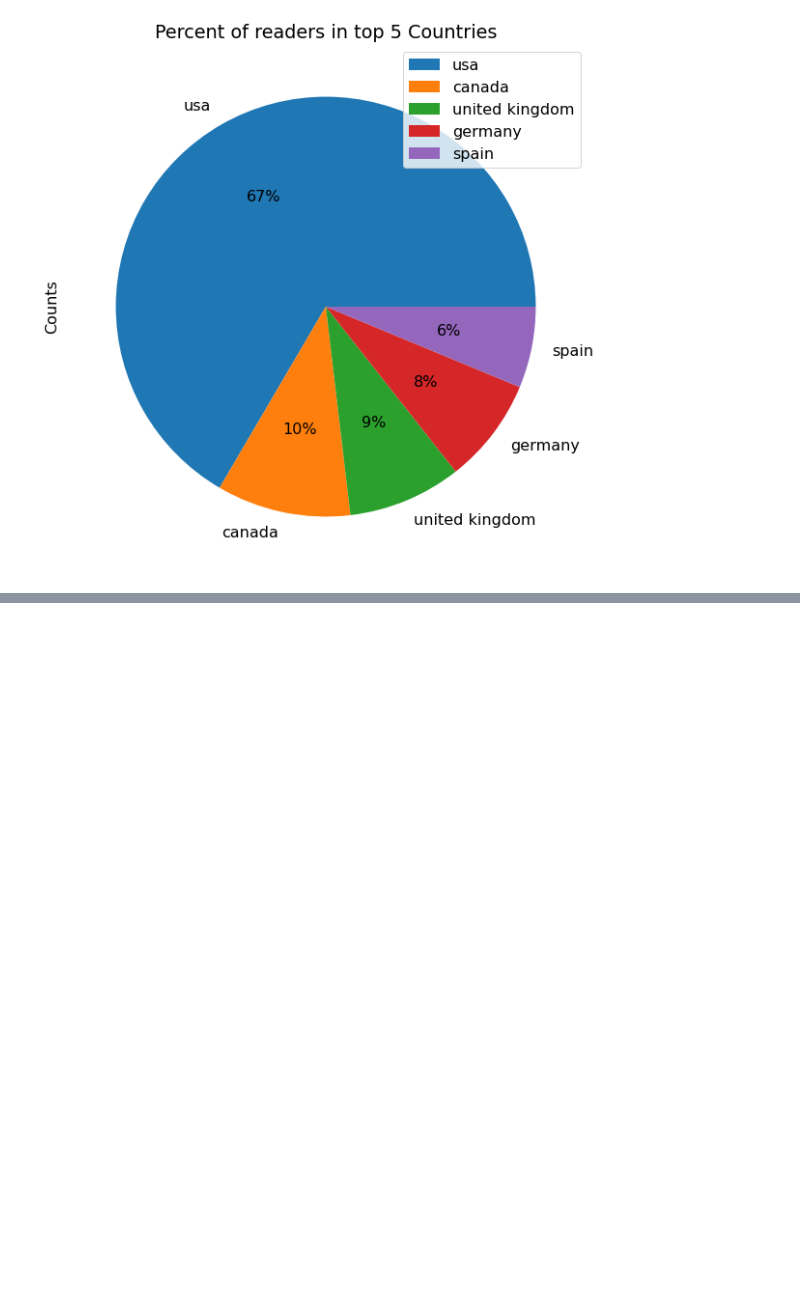
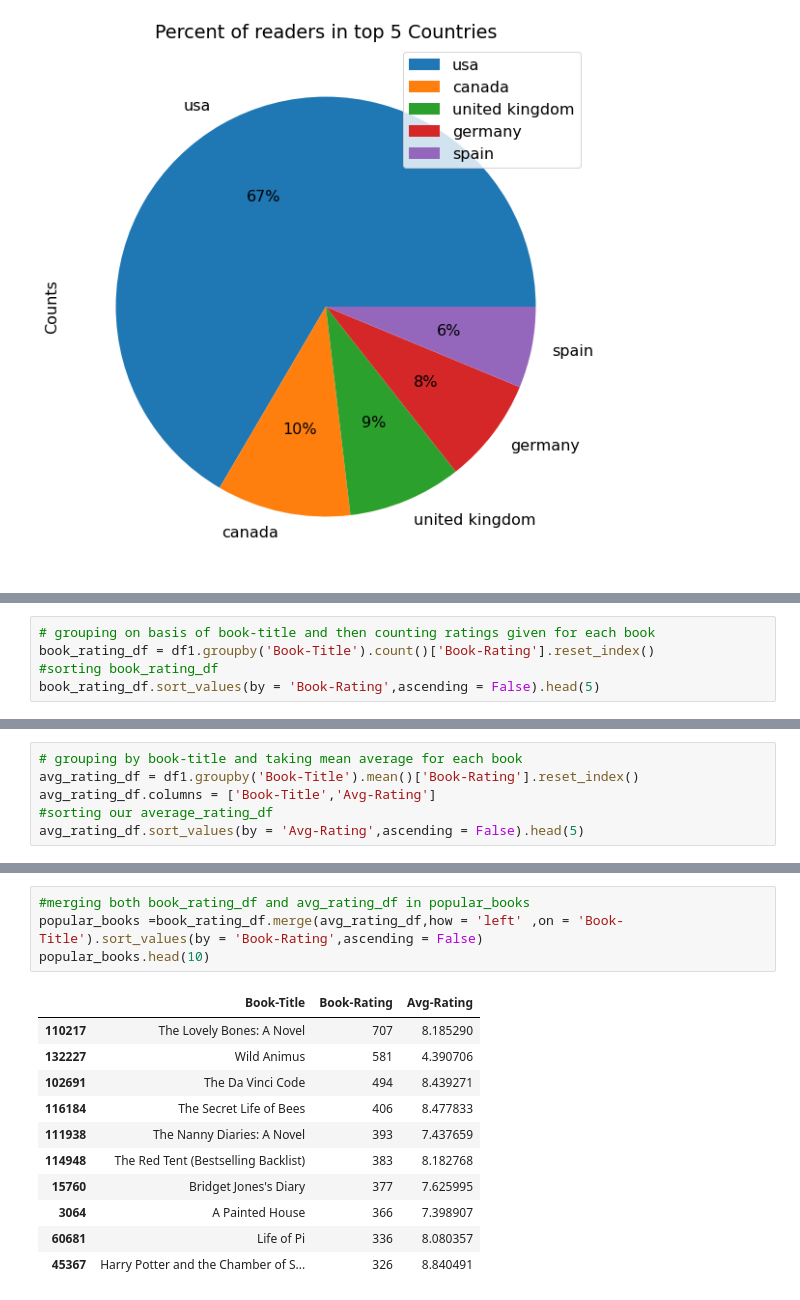
Before and after one commit to MANISH-KUMAR-CODES/Book-Recommendtion-System, a Jupyter notebook: Book_Recommendtion_System.ipynb, the cells around one changed output, grey strips where cells are left out. Drawn from its saved outputs; the diff is of its cells as text; blank space fills up the shorter version.

```diff
--- a/Book_Recommendtion_System.ipynb
+++ b/Book_Recommendtion_System.ipynb
@@ -635,0 +718,5 @@ Text(0.5, 1.0, 'Percent of readers in top 5 Countries')
+# %%
+# grouping on basis of book-title and then counting ratings given for each book
+book_rating_df = df1.groupby('Book-Title').count()['Book-Rating'].reset_index()
+#sorting book_rating_df
+book_rating_df.sort_values(by = 'Book-Rating',ascending = False).head(5)
@@ -635,0 +730,6 @@ Text(0.5, 1.0, 'Percent of readers in top 5 Countries')
+# %%
+# grouping by book-title and taking mean average for each book
+avg_rating_df = df1.groupby('Book-Title').mean()['Book-Rating'].reset_index()
+avg_rating_df.columns = ['Book-Title','Avg-Rating']
+#sorting our average_rating_df
+avg_rating_df.sort_values(by = 'Avg-Rating',ascending = False).head(5)
@@ -635,0 +743,16 @@ Text(0.5, 1.0, 'Percent of readers in top 5 Countries')
+# %%
+#merging both book_rating_df and avg_rating_df in popular_books
+popular_books =book_rating_df.merge(avg_rating_df,how = 'left' ,on = 'Book-Title').sort_values(by = 'Book-Rating',ascending = False)
+popular_books.head(10)
+# %% [output]
+|  | Book-Title | Book-Rating | Avg-Rating |
+| 110217 | The Lovely Bones: A Novel | 707 | 8.185290 |
+| 132227 | Wild Animus | 581 | 4.390706 |
+| 102691 | The Da Vinci Code | 494 | 8.439271 |
+| 116184 | The Secret Life of Bees | 406 | 8.477833 |
+| 111938 | The Nanny Diaries: A Novel | 393 | 7.437659 |
+| 114948 | The Red Tent (Bestselling Backlist) | 383 | 8.182768 |
+| 15760 | Bridget Jones's Diary | 377 | 7.625995 |
+| 3064 | A Painted House | 366 | 7.398907 |
+| 60681 | Life of Pi | 336 | 8.080357 |
+| 45367 | Harry Potter and the Chamber of S... | 326 | 8.840491 |
```
Also changed, not shown: parts of 17 cells of this notebook.
